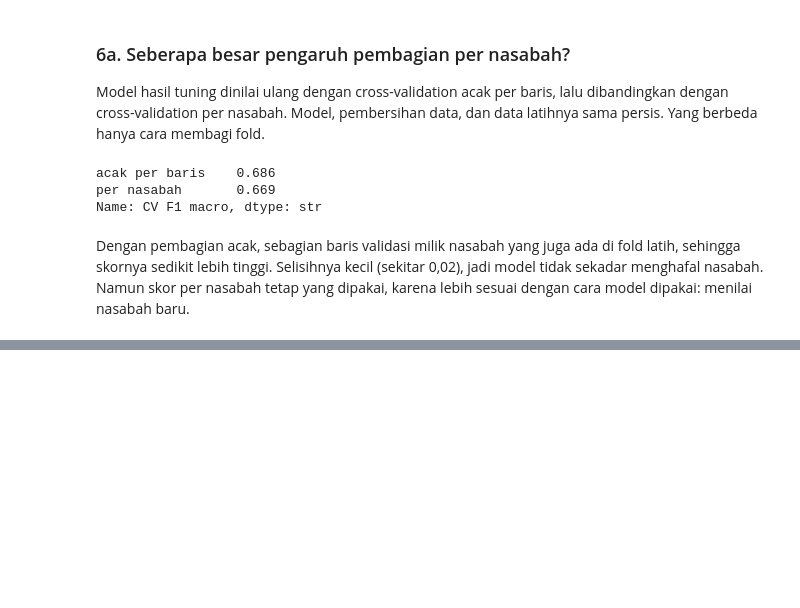
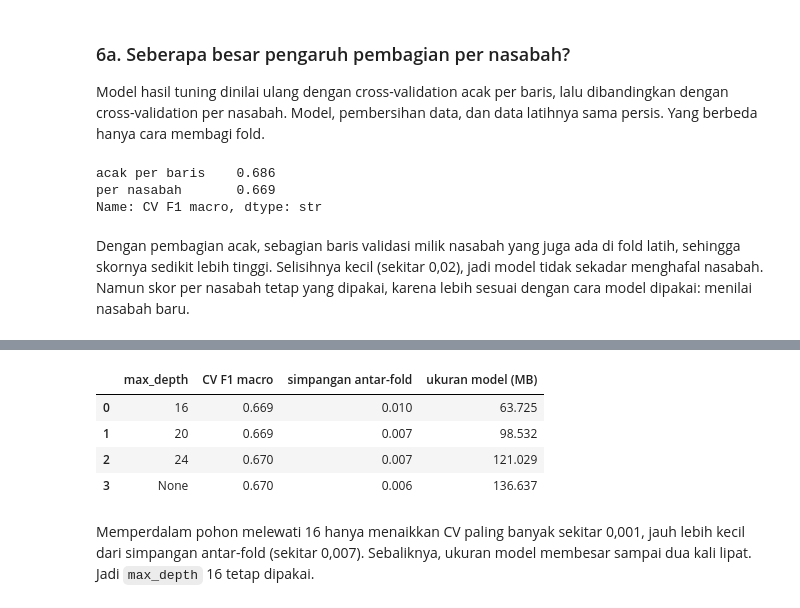
Before and after one commit to vinsonns24-lgtm/credit-score-classification, a Jupyter notebook: Soal1a_Notebook_EDA/credit_score_EDA.ipynb, the cells around one changed output, grey strips where cells are left out. Cells and saved outputs as stored; diff of their text form; code cells hidden in the pictures; blank space fills up the shorter version.

```diff
--- a/Soal1a_Notebook_EDA/credit_score_EDA.ipynb
+++ b/Soal1a_Notebook_EDA/credit_score_EDA.ipynb
@@ -585,3 +589,27 @@ Dengan pembagian acak, sebagian baris validasi milik nasabah yang juga ada di fo
+# %%
+import io
+import joblib
+
+def ukuran_mb(model):
+    buffer = io.BytesIO()
+    joblib.dump(model, buffer)
+    return buffer.tell() / 1e6
+
+uji_kedalaman = []
+for kedalaman in [16, 20, 24, None]:
+    model = clone(grid_search.best_estimator_).set_params(classifier__max_depth=kedalaman)
+    skor = cross_val_score(model, X_train, y_train, groups=groups_train, cv=cv, scoring='f1_macro', n_jobs=1)
+    uji_kedalaman.append({'max_depth': str(kedalaman), 'CV F1 macro': skor.mean(), 'simpangan antar-fold': skor.std(),
+                          'ukuran model (MB)': ukuran_mb(model.fit(X_train, y_train))})
+pd.DataFrame(uji_kedalaman)
+# %% [output]
+|  | max_depth | CV F1 macro | simpangan antar-fold | ukuran model (MB) |
+| 0 | 16 | 0.669 | 0.010 | 63.725 |
+| 1 | 20 | 0.669 | 0.007 | 98.532 |
+| 2 | 24 | 0.670 | 0.007 | 121.029 |
+| 3 | None | 0.670 | 0.006 | 136.637 |
+# %% [markdown]
+Memperdalam pohon melewati 16 hanya menaikkan CV paling banyak sekitar 0,001, jauh lebih kecil dari simpangan antar-fold (sekitar 0,007). Sebaliknya, ukuran model membesar sampai dua kali lipat. Jadi `max_depth` 16 tetap dipakai.
 # %% [markdown]
 ## 7. Kesimpulan
 
```
Also changed, not shown: parts of 7 cells of this notebook, 10 other files.
